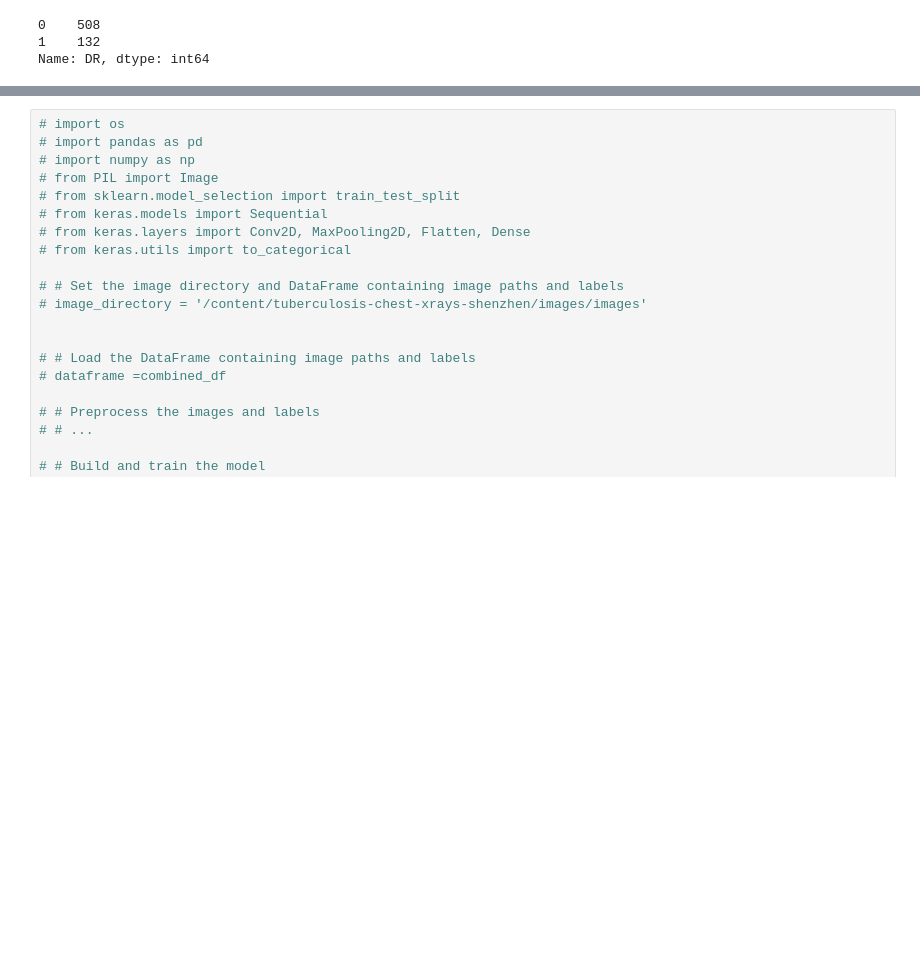
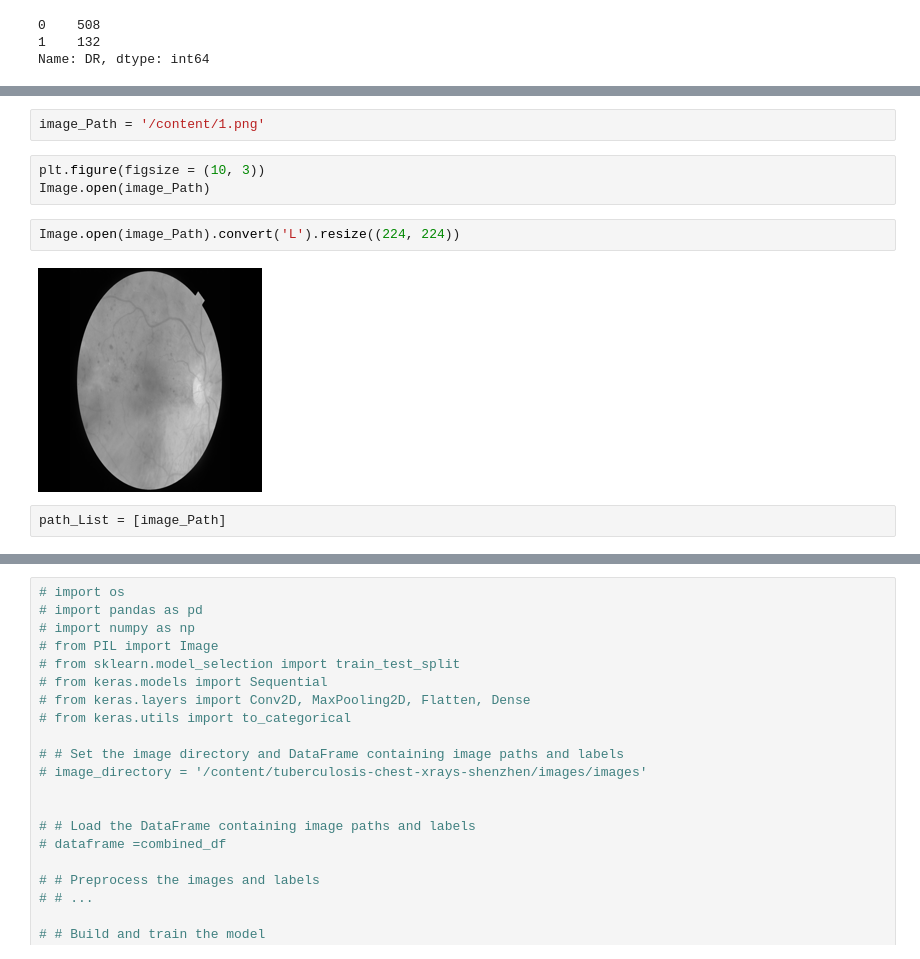
Before and after one commit to Eaglesight02/Pheonix_Squadron, a Jupyter notebook: Copy_2_of_Diabetic_Retinopathy_Detection.ipynb, the cells around one changed output, grey strips where cells are left out. Saved outputs shown, nothing was run; the diff lists cells and outputs as text; blank space fills up the shorter version.

```diff
--- a/Copy_2_of_Diabetic_Retinopathy_Detection.ipynb
+++ b/Copy_2_of_Diabetic_Retinopathy_Detection.ipynb
@@ -507,0 +476,11 @@ array([[165,  18],
+# %%
+image_Path = '/content/1.png'
+# %%
+plt.figure(figsize = (10, 3))
+Image.open(image_Path)
+# %%
+Image.open(image_Path).convert('L').resize((224, 224))
+# %% [output]
+[figure, added]
+# %%
+path_List = [image_Path]
```
Also changed, not shown: parts of 23 cells of this notebook.
